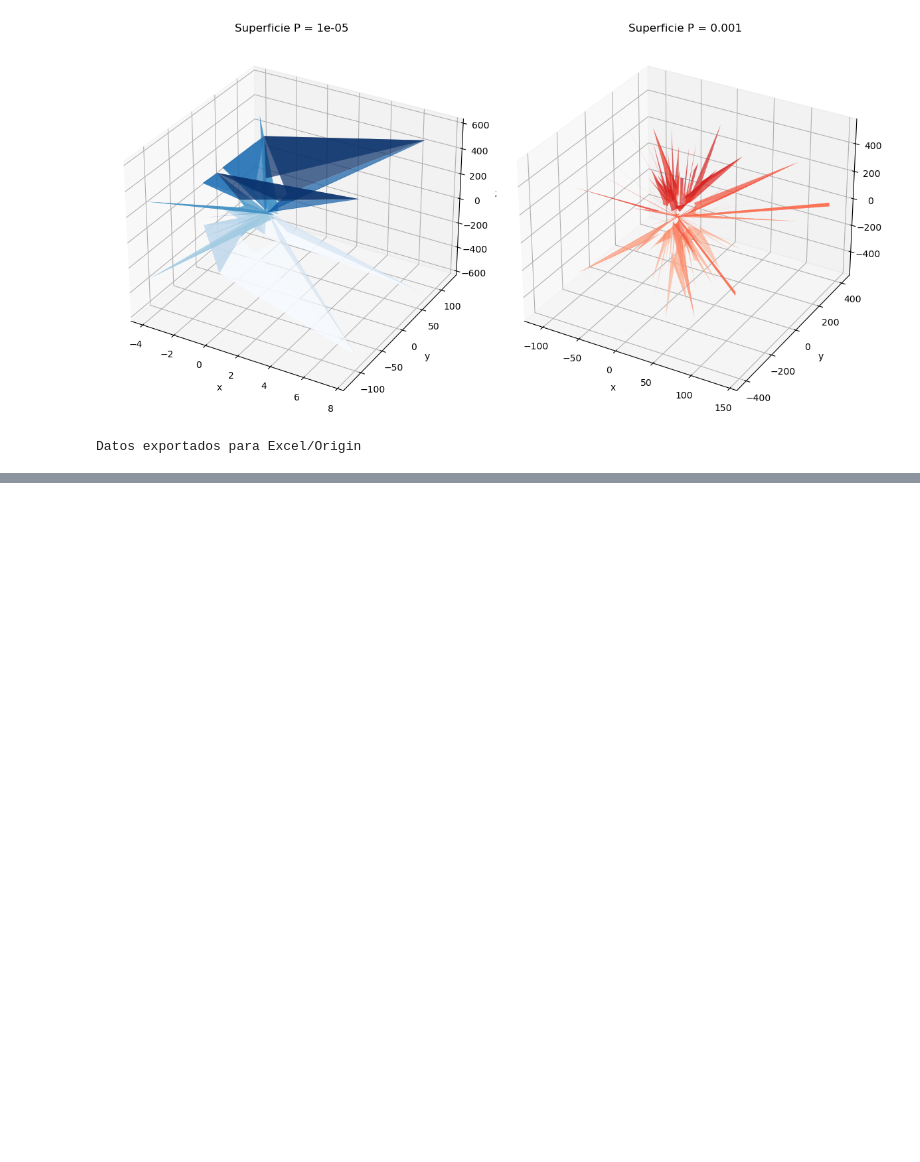
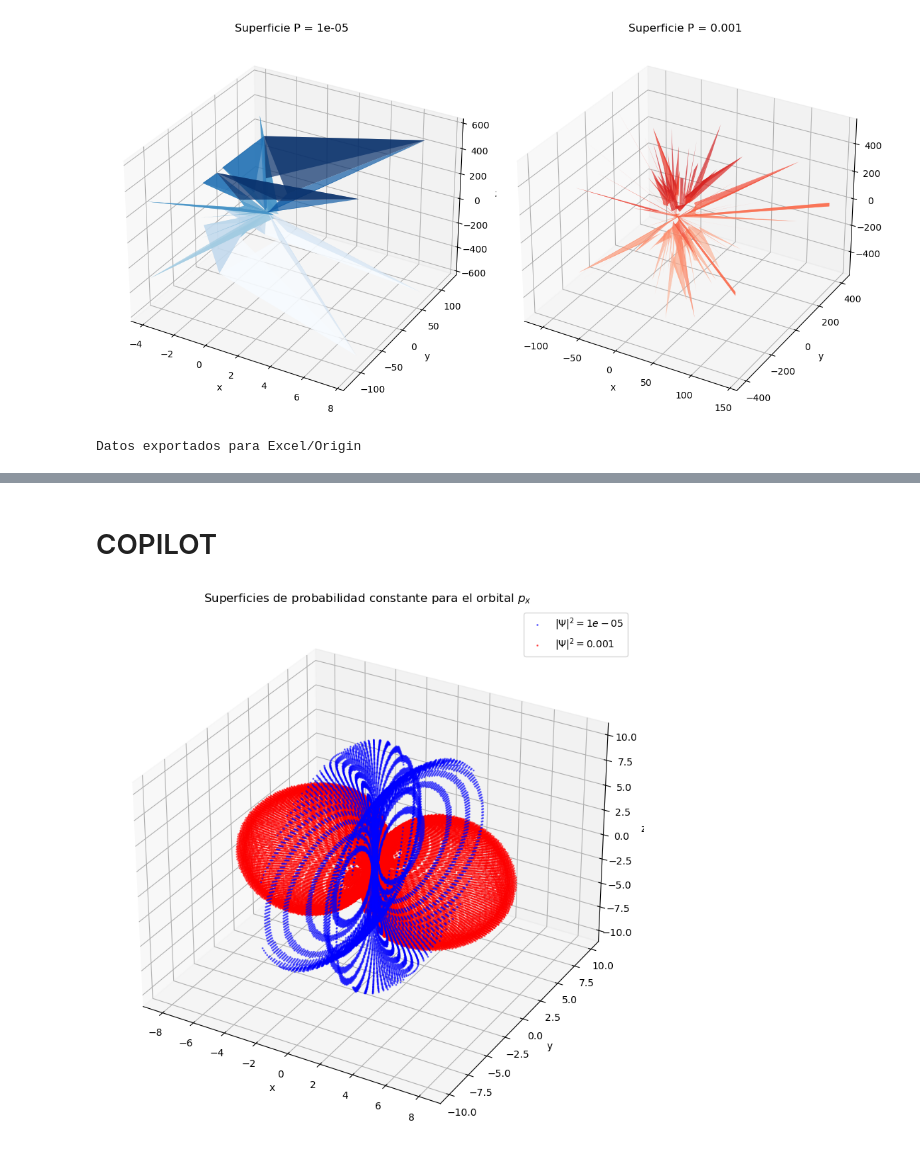
Before and after one commit to DANROK899/Repositorio_Fisica_Computacional, a Jupyter notebook: Untitled1.ipynb, the cells around one changed output, grey strips where cells are left out. Saved outputs shown, nothing was run; the diff lists cells and outputs as text; code cells hidden in the pictures; blank space fills up the shorter version.

```diff
--- a/Untitled1.ipynb
+++ b/Untitled1.ipynb
@@ -141,0 +682,55 @@ Datos exportados para Excel/Origin
+# %% [markdown]
+# COPILOT
+# %%
+import numpy as np
+import matplotlib.pyplot as plt
+from mpl_toolkits.mplot3d import Axes3D
+
+# Parámetros
+a0 = 1  # Radio de Bohr en unidades atómicas
+
+# Parte radial R_{21}(r)
+def R_21(r):
+    return (1 / np.sqrt(3)) * (1 / (2 * a0)**(3/2)) * (r / a0) * np.exp(-r / (2 * a0))
+
+# Función de onda para p_x
+def psi_px(r, theta, phi):
+    return R_21(r) * np.sin(theta) * np.cos(phi)
+
+# Malla esférica
+r = np.linspace(0.1, 10, 100)
+theta = np.linspace(0, np.pi, 100)
+phi = np.linspace(0, 2*np.pi, 100)
+r, theta, phi = np.meshgrid(r, theta, phi)
+
+# Coordenadas cartesianas
+x = r * np.sin(theta) * np.cos(phi)
+y = r * np.sin(theta) * np.sin(phi)
+z = r * np.cos(theta)
+
+# Densidad de probabilidad
+P = np.abs(psi_px(r, theta, phi))**2
+
+# Umbrales de probabilidad
+thresholds = [1e-5, 1e-3]
+colors = ['blue', 'red']
+
+# Crear figura
+fig = plt.figure(figsize=(10, 8))
+ax = fig.add_subplot(111, projection='3d')
+ax.set_title("Superficies de probabilidad constante para el orbital $p_x$")
+
+# Graficar puntos que cumplen con cada umbral
+for threshold, color in zip(thresholds, colors):
+    mask = np.isclose(P, threshold, rtol=0.2)
+    ax.scatter(x[mask], y[mask], z[mask], s=1, alpha=0.5, label=f'$|\Psi|^2 = {threshold}$', color=color)
+
+# Estética
+ax.set_xlabel('x')
+ax.set_ylabel('y')
+ax.set_zlabel('z')
+ax.legend()
+plt.tight_layout()
+plt.show()
+# %% [output]
+[figure, added]
```
Also changed, not shown: parts of 12 cells of this notebook.
